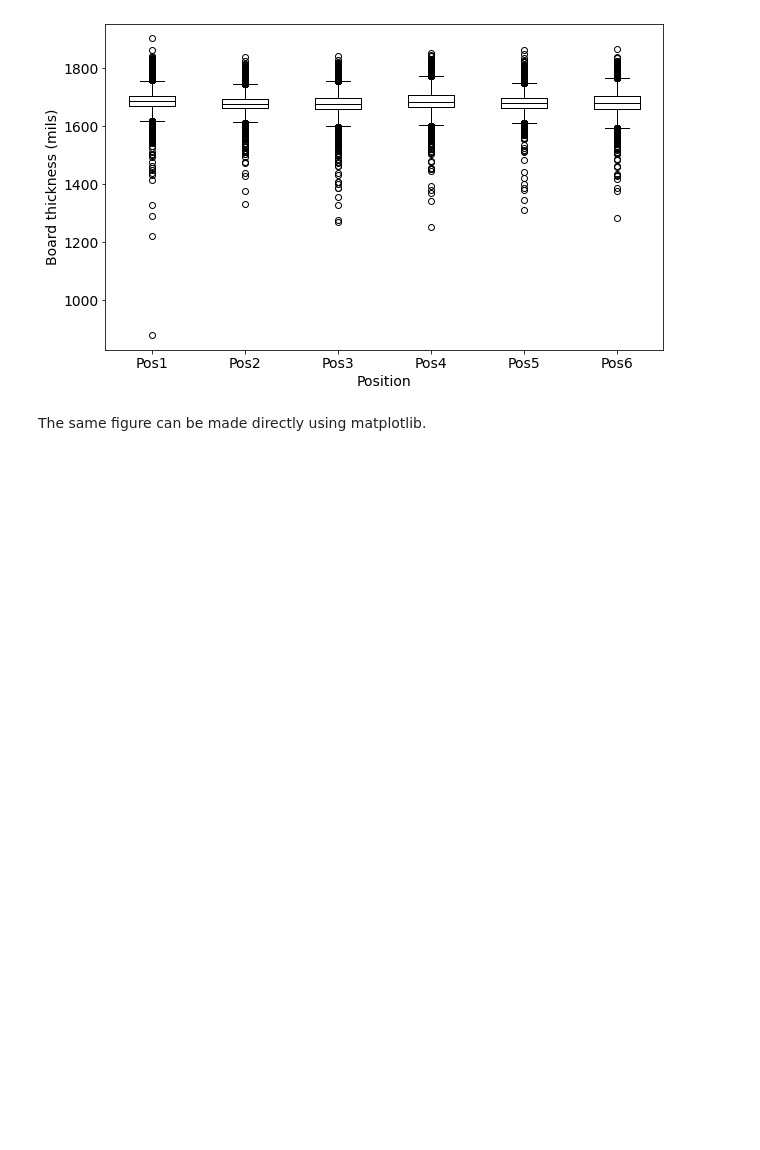
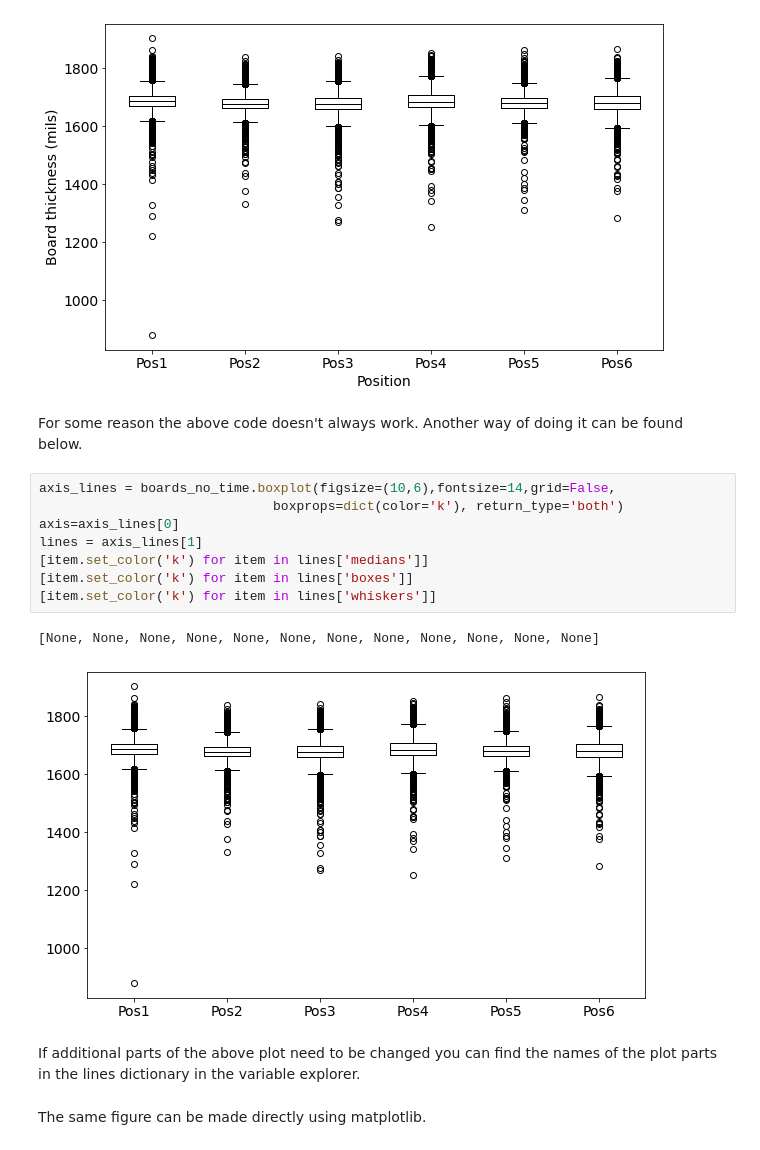
Before and after one commit to DalleAveLab/MATLS3J03-2021, a Jupyter notebook: ReadingDataandPlotting/ReadingDataAndPlotting.ipynb, the cells around one changed output. Cells and saved outputs as stored; diff of their text form; blank space fills up the shorter version.

Commit message:
Updated boxplot methods Added second univariate tutorial

```diff
--- a/ReadingDataandPlotting/ReadingDataAndPlotting.ipynb
+++ b/ReadingDataandPlotting/ReadingDataAndPlotting.ipynb
@@ -218,6 +218,21 @@ axis.set_ylabel("Board thickness (mils)", {'size': 14})
 plt.show()
 # %% [output]
 [figure]
+# %% [markdown]
+For some reason the above code doesn't always work. Another way of doing it can be found below.
+# %%
+axis_lines = boards_no_time.boxplot(figsize=(10,6),fontsize=14,grid=False,
+                              boxprops=dict(color='k'), return_type='both')
+axis=axis_lines[0]
+lines = axis_lines[1]
+[item.set_color('k') for item in lines['medians']]
+[item.set_color('k') for item in lines['boxes']]
+[item.set_color('k') for item in lines['whiskers']]
+# %% [output]
+[None, None, None, None, None, None, None, None, None, None, None, None]
+[figure, added]
+# %% [markdown]
+If additional parts of the above plot need to be changed you can find the names of the plot parts in the lines dictionary in the variable explorer.
 # %% [markdown]
 The same figure can be made directly using matplotlib.
 # %%
```
Also changed, not shown: parts of 1 cell of this notebook, 1 other file.
